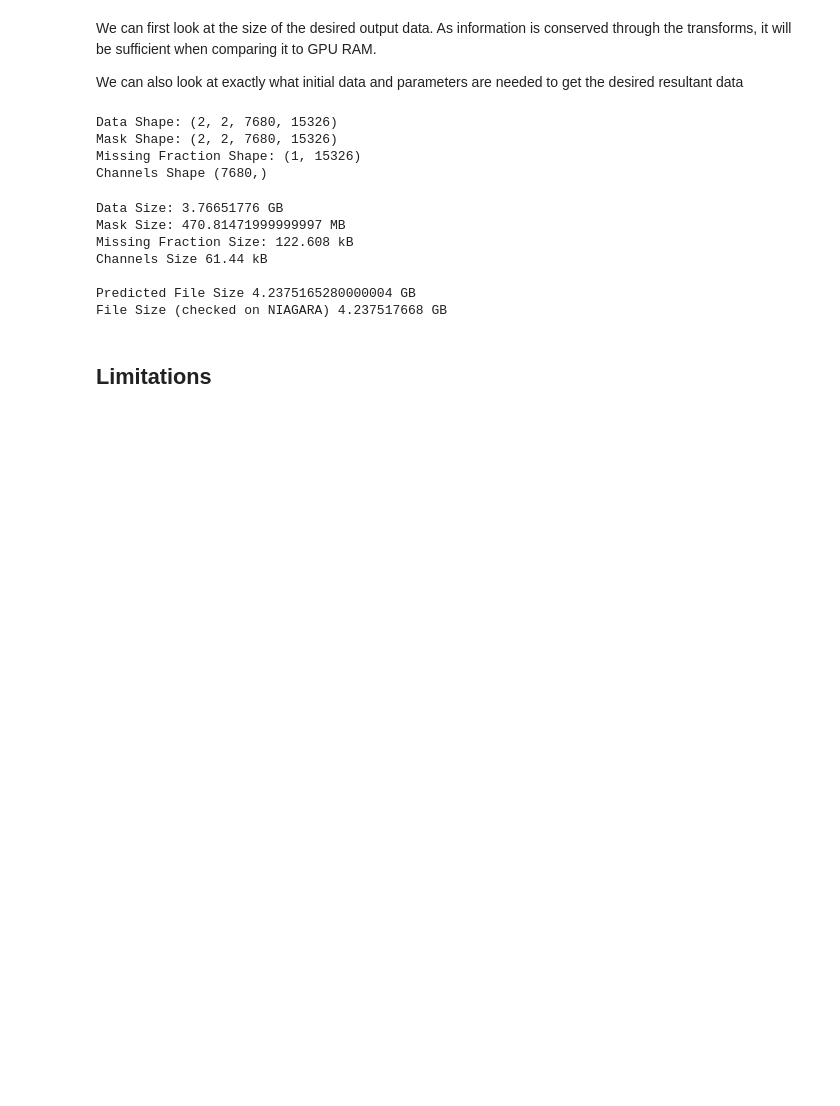
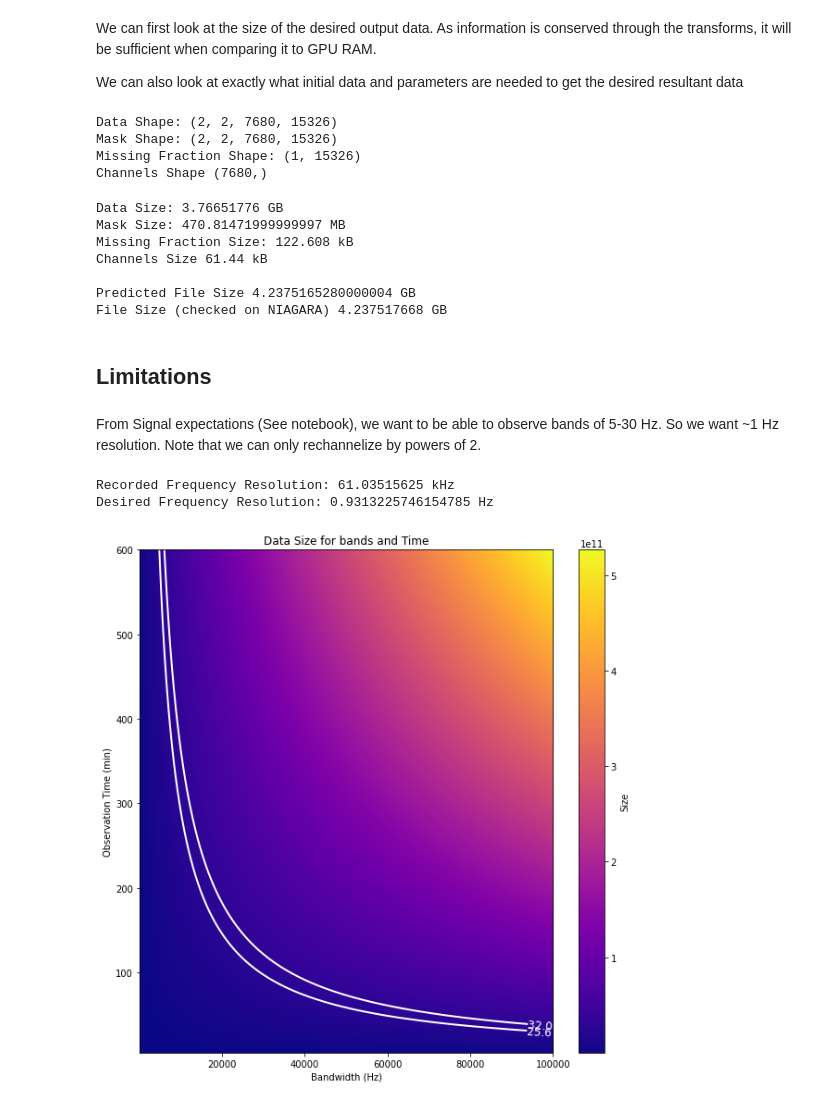
Before and after one commit to PhilJ0ly/albatros_axion_detection, a Jupyter notebook: Jupyter/data_size_overview.ipynb, the cells around one changed output. Drawn from its saved outputs; the diff is of its cells as text; code cells hidden in the pictures; blank space fills up the shorter version.

Commit message:
added to signal and size prediction

```diff
--- a/Jupyter/data_size_overview.ipynb
+++ b/Jupyter/data_size_overview.ipynb
@@ -56,8 +56,43 @@ Channels Size 61.44 kB
 Predicted File Size 4.2375165280000004 GB
 File Size (checked on NIAGARA) 4.237517668 GB
 # %%
-def get_size(band, resolution, time, avg_ws):
+def get_size(band, resolution, time, avg_ws=14336):
     df_record = 125e6/2048
     return 8*4*band/resolution*(time*df_record/avg_ws)
 # %% [markdown]
 ## Limitations
+# %% [markdown]
+From Signal expectations (See notebook), we want to be able to observe bands of 5-30 Hz. So we want ~1 Hz resolution. Note that we can only rechannelize by powers of 2.
+# %%
+df_record = 125e6/2048
+new_df = df_record/ 2**16
+
+print("Recorded Frequency Resolution:", df_record*1e-3, "kHz")
+print("Desired Frequency Resolution:", new_df, "Hz")
+# %% [output]
+Recorded Frequency Resolution: 61.03515625 kHz
+Desired Frequency Resolution: 0.9313225746154785 Hz
+# %%
+band = np.linspace(100, 1e5, int(1e4)) # (Hz)
+time = np.linspace(5, 600, 100)*60 # (sec)
+
+f, t = np.meshgrid(band, time)
+size = get_size(f, new_df, t)
+
+plt.figure(figsize=(10,10))
+
+im = plt.imshow(size, extent=[100, 1e5, 5, 600], origin='lower', cmap='plasma', aspect='auto')
+
+GPU_RAM = 32e9
+N = np.array([0.8, 1])*GPU_RAM
+for i in range(N.shape[0]):
+    contour = plt.contour(band, time/60, size, levels=[N[i]], colors='White', linewidths=2)
+    plt.clabel(contour, inline=True, fontsize=12, fmt=f'{N[i]/1e9} GB')
+
+plt.ylabel("Observation Time (min)")
+plt.xlabel("Bandwidth (Hz)")
+plt.title("Data Size for bands and Time")
+plt.colorbar(im, label='Size')
+plt.show()
+# %% [output]
+[figure, added]
```
Also changed, not shown: 1 other file.
